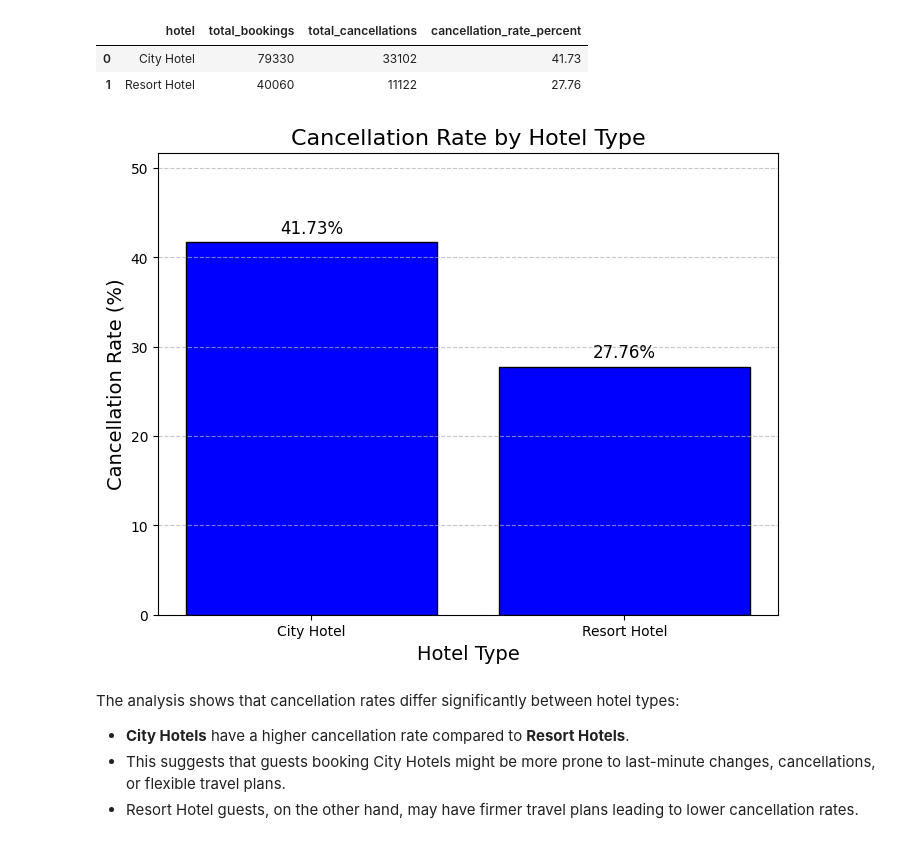
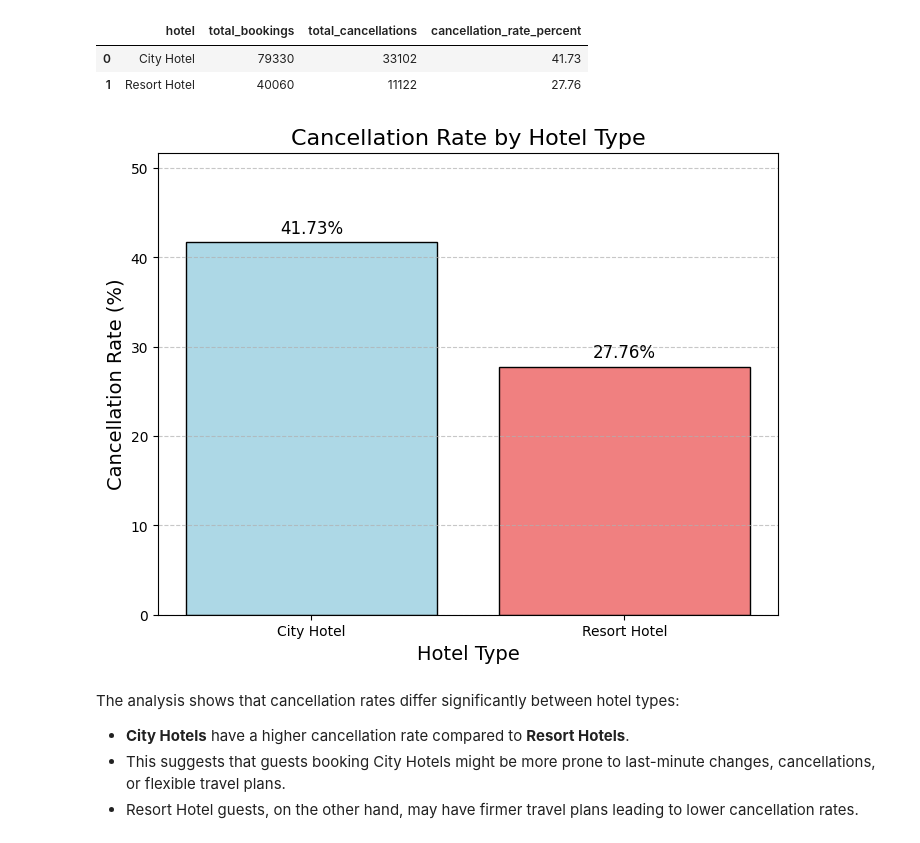
Before and after one commit to LuisaPolicarpo/Hotel, a Jupyter notebook: Hotel.ipynb, the cells around one changed output. Cells and saved outputs as stored; diff of their text form; code cells hidden in the pictures.

```diff
--- a/Hotel.ipynb
+++ b/Hotel.ipynb
@@ -292,26 +292,27 @@ result_cancellation
 | 0 | City Hotel | 79330 | 33102 | 41.73 |
 | 1 | Resort Hotel | 40060 | 11122 | 27.76 |
 # %%
+colors = ['#ADD8E6', '#F08080']
 plt.figure(figsize=(8,6))
-plt.bar(result_cancellation['hotel'], result_cancellation['cancellation_rate_percent'], color='blue', edgecolor='black')
+plt.bar(result_cancellation['hotel'], result_cancellation['cancellation_rate_percent'], color=colors, edgecolor='black')
 
 
 plt.title('Cancellation Rate by Hotel Type', fontsize=16)
 plt.xlabel('Hotel Type', fontsize=14)
 plt.ylabel('Cancellation Rate (%)', fontsize=14)
 
 
 for index, value in enumerate(result_cancellation['cancellation_rate_percent']):
     plt.text(index, value + 1, f'{value}%', ha='center', fontsize=12)
 
 
 plt.grid(axis='y', linestyle='--', alpha=0.7)
 plt.ylim(0, result_cancellation['cancellation_rate_percent'].max() + 10)
 
 
 plt.show()
 # %% [output]
-[figure, old version]
+[figure, new version]
 # %% [markdown]
 The analysis shows that cancellation rates differ significantly between hotel types:
 
```
Also changed, not shown: parts of 4 cells of this notebook.
